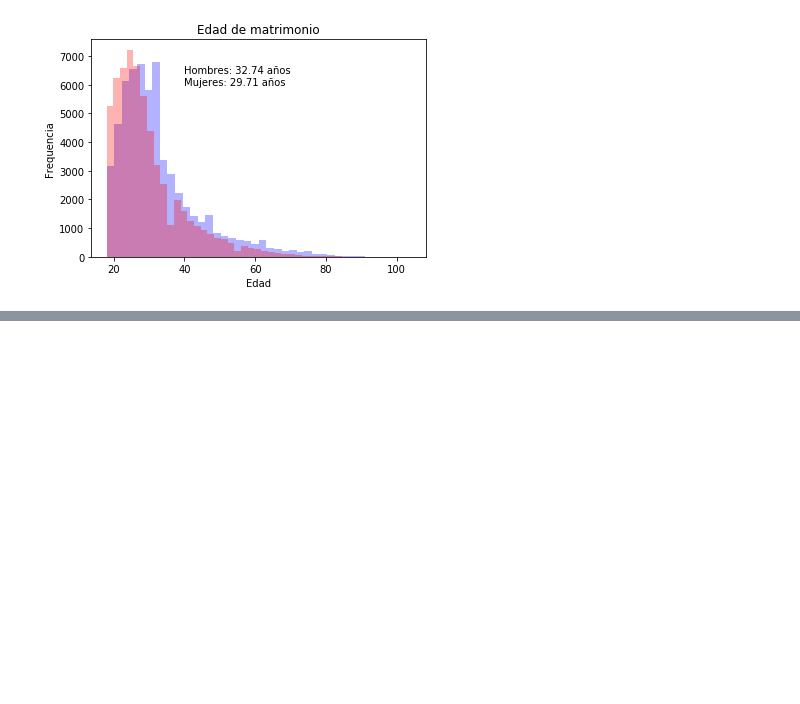
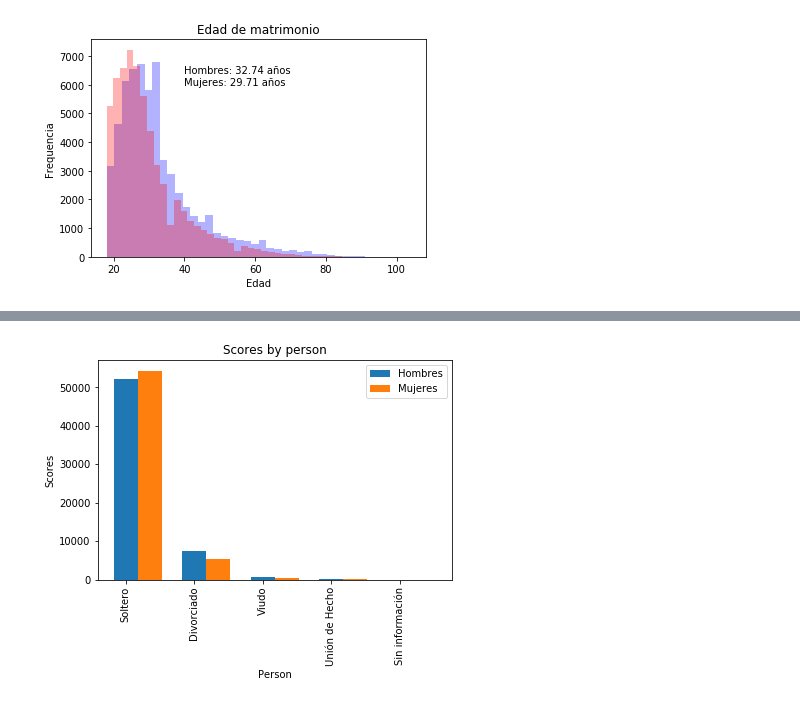
Before and after one commit to alexolmedo/2018-B-GR1-Python, a Jupyter notebook: proyecto/matrimonios.ipynb, the cells around one changed output, grey strips where cells are left out. Cells and saved outputs as stored; diff of their text form; code cells hidden in the pictures; blank space fills up the shorter version.

```diff
--- a/proyecto/matrimonios.ipynb
+++ b/proyecto/matrimonios.ipynb
@@ -39,0 +64,30 @@ plt.hist(matrimonios['mes_insc'], color='blue')
+# %%
+fig, ax = plt.subplots()
+bar_width = 0.35
+opacity = 0.8
+
+counts_hombres = Counter(matrimonios['est_civih'])
+common_hombres = counts_hombres.most_common()
+labels = [item[0] for item in common_hombres]
+number_hombres = [item[1] for item in common_hombres]
+nbars = len(common_hombres)
+
+counts_mujeres = Counter(matrimonios['est_civim'])
+common_mujeres = counts_mujeres.most_common()
+number_mujeres = [item[1] for item in common_mujeres]
+nbars = len(common_mujeres)
+
+rects1 = plt.bar(np.arange(nbars), number_hombres, bar_width, label='Hombres',tick_label=labels)
+
+rects2 = plt.bar(np.arange(nbars)+bar_width, number_mujeres, bar_width, label='Mujeres')
+
+plt.xlabel('Person')
+plt.ylabel('Scores')
+plt.title('Scores by person')
+plt.legend()
+
+plt.tight_layout()
+plt.xticks(rotation=90)
+plt.show()
+# %% [output]
+[figure, added]
```
Also changed, not shown: parts of 7 cells of this notebook.
